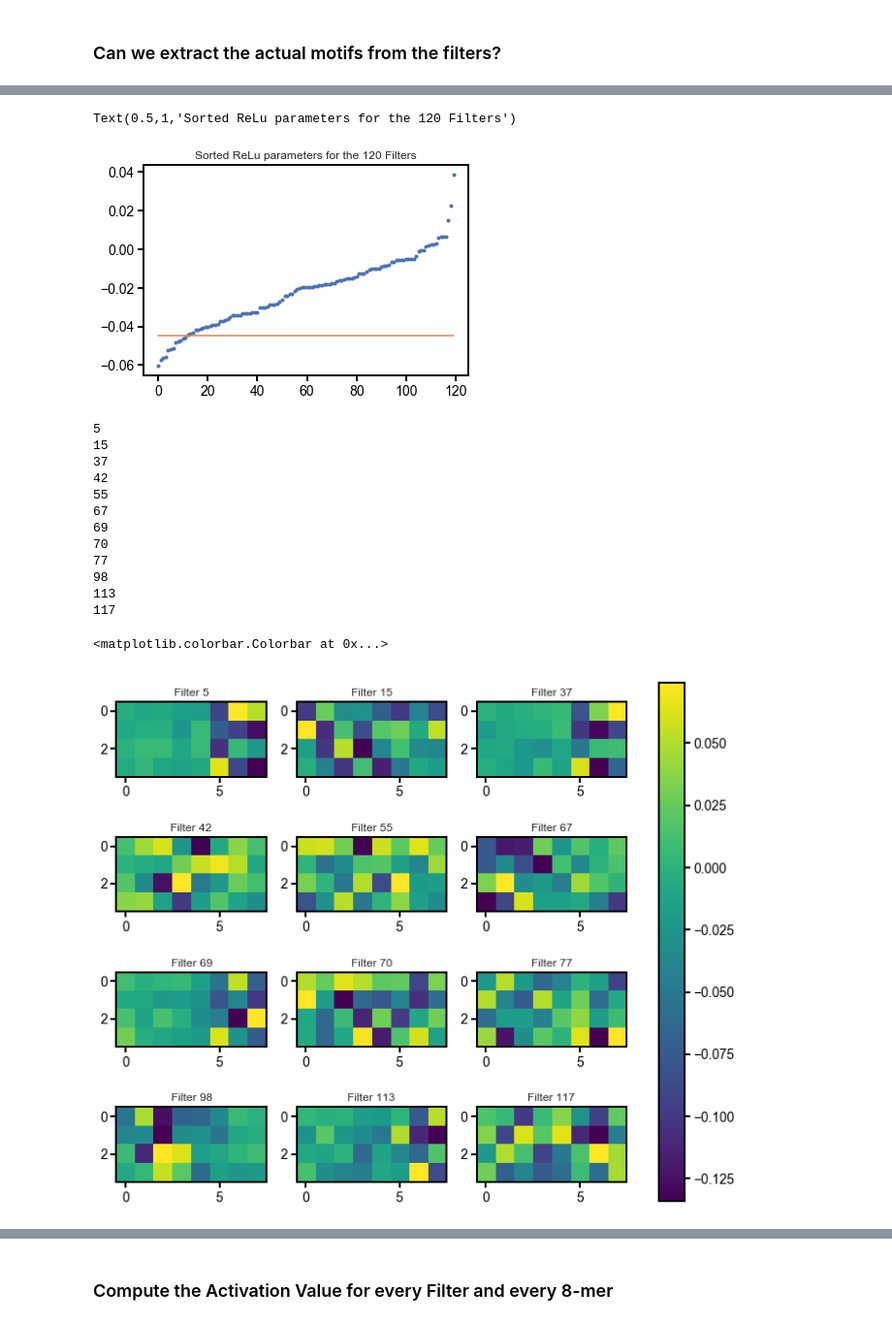
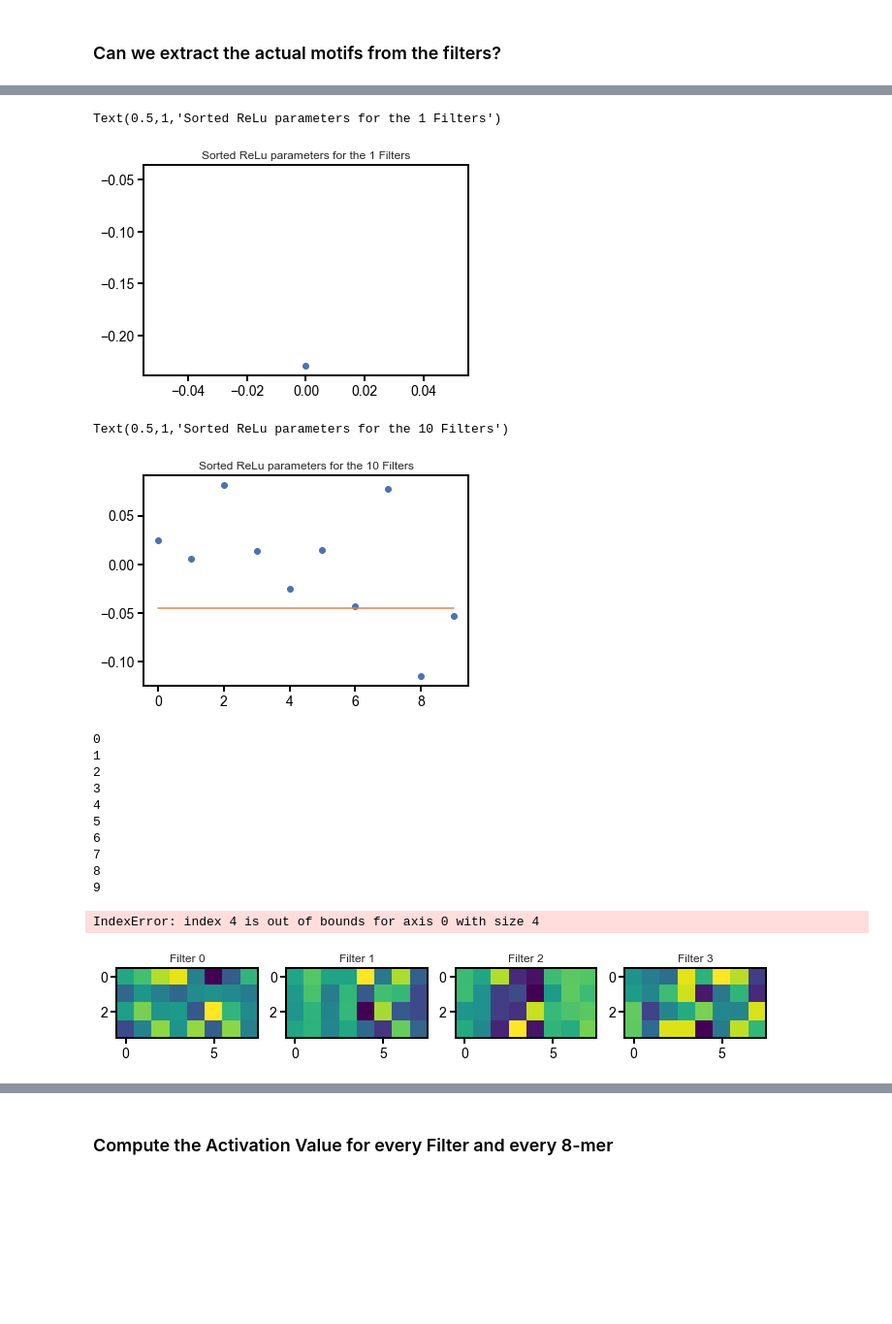
Before and after one commit to laueste/human_5utr_modeling, a Jupyter notebook: modeling/training_MRL_CNN.ipynb, the cells around one changed output, grey strips where cells are left out. Shown at 97% size. Saved outputs shown, nothing was run; the diff lists cells and outputs as text; code cells hidden in the pictures; blank space fills up the shorter version.

```diff
--- a/modeling/training_MRL_CNN.ipynb
+++ b/modeling/training_MRL_CNN.ipynb
@@ -151,0 +213,11 @@ Using the hyperparameter-optimised values.
+# %%
+fig,ax = plt.subplots(figsize=(8,6))
+ax.plot(n_filters[:3],rsquared[:3],marker='o',markersize=11,linestyle='None',label='0.2 dropout (L3)')
+ax.plot(nf_nodrop,rsq_nodrop,marker='*',markersize=12,linestyle='None',label='No dropout')
+ax.plot(nf_onelayer,rsq_onelayer,marker='v',markersize=10,linestyle='None',label='Single layer (no dropout)')
+ax.set_xlabel("Number of Convolutional Filters Per Layer",size='large')
+ax.set_ylabel("R-squared on Test Dataset",size='large')
+ax.axhline(0.93385044762,xmax=123,xmin=0,linestyle='--',label='Reported Value: 0.934',color='black')
+ax.set_title("Model Predictive Quality As Function of Size",size='x-large')
+ax.set_ylim(top=0.95,bottom=0.7)
+plt.legend()
@@ -201,7 +276,8 @@ for i in range(len(x)):
 # %% [markdown]
 ### Can we extract the actual motifs from the filters?
 # %%
-filters = [x[0][:,:,i] for i in range(120)] #layer 1 filters
+NFILTERS = 1
+filters = [x[0][:,:,i] for i in range(NFILTERS)] #layer 1 filters
 df_example = pd.DataFrame(data=filters[0])
 df_example = df_example.transpose(copy=True)
 plt.imshow(df_example,cmap='viridis') #bp position along the bottom, A/T/G/C along y axis
@@ -221,41 +296,48 @@ print x[1][:10], '...'
 # %%
-plt.plot(range(120),sorted(x[1]),marker='.',linestyle='None')
-plt.plot(range(120),[-0.045]*120)
-plt.title("Sorted ReLu parameters for the 120 Filters")
+plt.plot(range(NFILTERS),sorted(x[1]),marker='o',linestyle='None')
+plt.plot(range(NFILTERS),[-0.045]*NFILTERS)
+plt.title("Sorted ReLu parameters for the "+str(NFILTERS)+" Filters")
 # %% [output]
-Text(0.5,1,'Sorted ReLu parameters for the 120 Filters')
+Text(0.5,1,'Sorted ReLu parameters for the 1 Filters')
-[figure, old version]
+[figure, new version]
+# %%
+plt.plot(range(NFILTERS),x[1],marker='o',linestyle='None')
+plt.plot(range(NFILTERS),[-0.045]*NFILTERS)
+plt.title("Sorted ReLu parameters for the "+str(NFILTERS)+" Filters")
+# Note that the 10th, 9th, and 6th filters are the "most important" by this metric
+# %% [output]
+Text(0.5,1,'Sorted ReLu parameters for the 10 Filters')
+[figure, added]
 # %%
 # Get just the filters with the highest relu weighting
 #   (actually...hmm, is lower better? point where switches to linear is lower, aka we care sooner...?)
 top_filters = []
-min_val = min(x[1])
-for i in range(120):
-    if x[1][i] < -0.045:
+for i in range(NFILTERS):
+    if x[1][i] < 0.1:
         top_filters.append({'index':i,'filter':filters[i]})
         print i
 # %% [output]
+0
+1
+2
+3
+4
 5
-15
-37
-42
-55
-67
-69
-70
-77
-98
-113
-117
+6
+7
+8
+9
 # %%
-fig,axes = plt.subplots(ncols=3,nrows=4,figsize=(12,10))
+#fig,axes = plt.subplots(ncols=3,nrows=4,figsize=(12,10))
+fig,axes = plt.subplots(ncols=4,nrows=1,figsize=(12,4))
 for j,d in enumerate(top_filters):
-    ax = axes[j/3,j%3]
+    #ax = axes[j/3,j%3]
+    ax = axes[j]
     data = np.transpose(d['filter'])
     p = ax.imshow(data,cmap='viridis') #bp position along the bottom, A/T/G/C along y axis
     ax.set_title("Filter "+str(d['index']))
 fig.colorbar(p, ax=axes)
 # %% [output]
-<matplotlib.colorbar.Colorbar at 0x...>
+IndexError: index 4 is out of bounds for axis 0 with size 4
-[figure, old version]
+[figure, new version]
 # %% [markdown]
```
Also changed, not shown: parts of 47 cells of this notebook, 4 other files.
